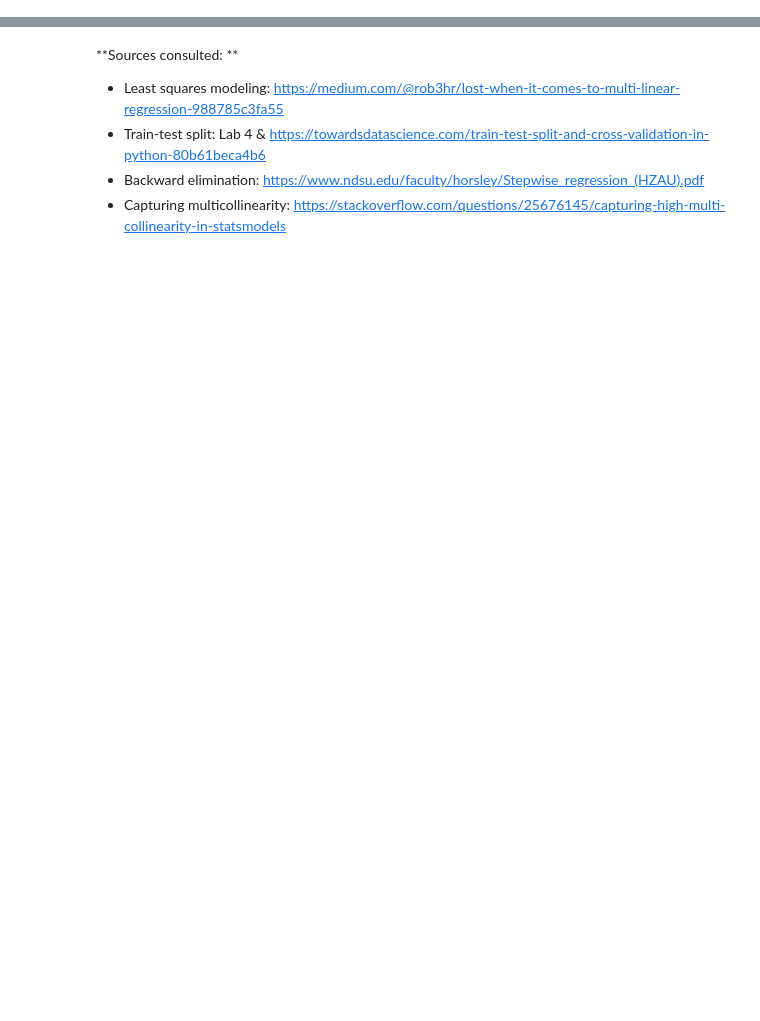
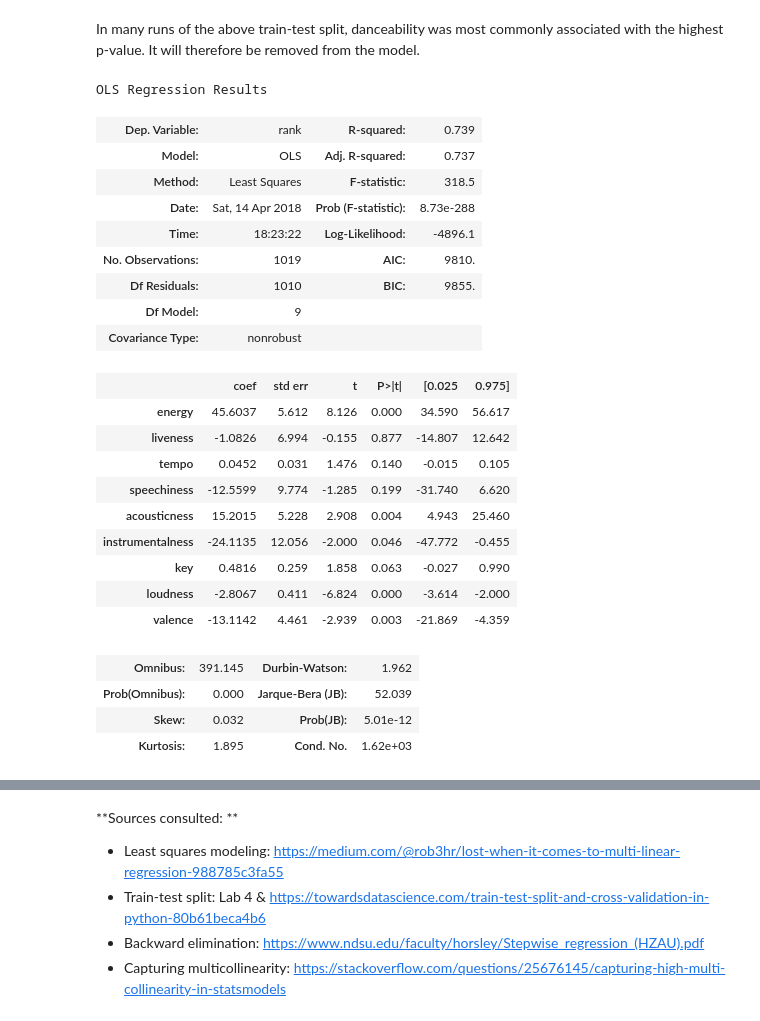
Before and after one commit to susiechoi/predicting_popular_music, a Jupyter notebook: Multilinear_Regression.ipynb, the cells around one changed output, grey strips where cells are left out. Saved outputs shown, nothing was run; the diff lists cells and outputs as text; code cells hidden in the pictures; blank space fills up the shorter version.

```diff
--- a/Multilinear_Regression.ipynb
+++ b/Multilinear_Regression.ipynb
@@ -347,0 +72,33 @@ OLS Regression Results
+# %% [markdown]
+In many runs of the above train-test split, danceability was most commonly associated with the highest p-value. It will therefore be removed from the model.
+# %%
+allX = pd.DataFrame(data=d1, columns=["energy", "liveness", "tempo", "speechiness", "acousticness", "instrumentalness", "key", "loudness", "valence"])
+
+x_train, x_test, y_train, y_test = train_test_split(allX, y, test_size=0.2)
+model = sm.OLS(y_train, x_train).fit()
+model.summary()
+# %% [output]
+OLS Regression Results
+| Dep. Variable: | rank | R-squared: | 0.739 |
+| Model: | OLS | Adj. R-squared: | 0.737 |
+| Method: | Least Squares | F-statistic: | 318.5 |
+| Date: | Sat, 14 Apr 2018 | Prob (F-statistic): | 8.73e-288 |
+| Time: | 18:23:22 | Log-Likelihood: | -4896.1 |
+| No. Observations: | 1019 | AIC: | 9810. |
+| Df Residuals: | 1010 | BIC: | 9855. |
+| Df Model: | 9 |  |  |
+| Covariance Type: | nonrobust |  |  |
+|  | coef | std err | t | P>|t| | [0.025 | 0.975] |
+| energy | 45.6037 | 5.612 | 8.126 | 0.000 | 34.590 | 56.617 |
+| liveness | -1.0826 | 6.994 | -0.155 | 0.877 | -14.807 | 12.642 |
+| tempo | 0.0452 | 0.031 | 1.476 | 0.140 | -0.015 | 0.105 |
+| speechiness | -12.5599 | 9.774 | -1.285 | 0.199 | -31.740 | 6.620 |
+| acousticness | 15.2015 | 5.228 | 2.908 | 0.004 | 4.943 | 25.460 |
+| instrumentalness | -24.1135 | 12.056 | -2.000 | 0.046 | -47.772 | -0.455 |
+| key | 0.4816 | 0.259 | 1.858 | 0.063 | -0.027 | 0.990 |
+| loudness | -2.8067 | 0.411 | -6.824 | 0.000 | -3.614 | -2.000 |
+| valence | -13.1142 | 4.461 | -2.939 | 0.003 | -21.869 | -4.359 |
+| Omnibus: | 391.145 | Durbin-Watson: | 1.962 |
+| Prob(Omnibus): | 0.000 | Jarque-Bera (JB): | 52.039 |
+| Skew: | 0.032 | Prob(JB): | 5.01e-12 |
+| Kurtosis: | 1.895 | Cond. No. | 1.62e+03 |
```
Also changed, not shown: parts of 60 cells of this notebook.
